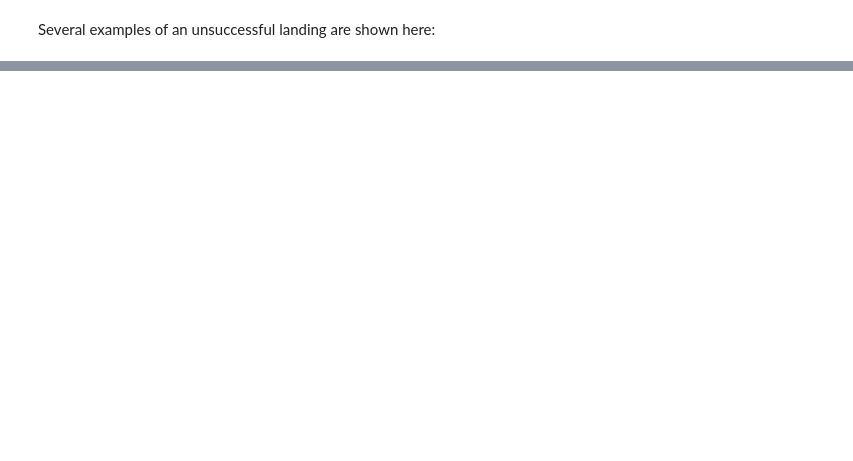
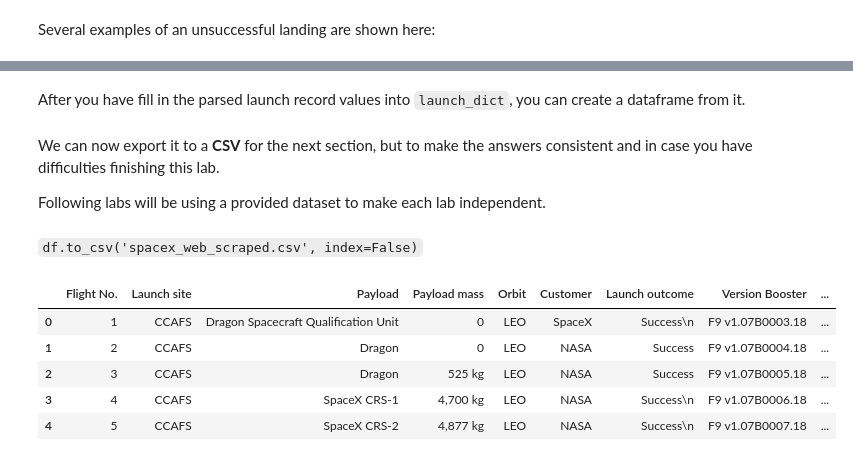
Before and after one commit to IosuAV/ibm_practice, a Jupyter notebook: Space_X_Falcon_9_First_Stage_Landing_Prediction.ipynb, the cells around one changed output, grey strips where cells are left out. Cells and saved outputs as stored; diff of their text form; code cells hidden in the pictures; blank space fills up the shorter version.

```diff
--- a/Space_X_Falcon_9_First_Stage_Landing_Prediction.ipynb
+++ b/Space_X_Falcon_9_First_Stage_Landing_Prediction.ipynb
@@ -476,0 +137,4 @@ El mejor método es árbol de Decisión, aunque igual pueda estar sobre entrenad
+# %%
+# Let's print the third table and check its content
+first_launch_table = html_tables[2]
+print(first_launch_table)
@@ -476,0 +187,10 @@ El mejor método es árbol de Decisión, aunque igual pueda estar sobre entrenad
+# %%
+column_names = []
+
+# Apply find_all() function with `th` element on first_launch_table
+# Iterate each th element and apply the provided extract_column_from_header() to get a column name
+# Append the Non-empty column name (`if name is not None and len(name) > 0`) into a list called column_names
+for row in first_launch_table.find_all('th'):
+    name = extract_column_from_header(row)
+    if name is not None and len(name) > 0:
+        column_names.append(name)
@@ -476,0 +207,19 @@ El mejor método es árbol de Decisión, aunque igual pueda estar sobre entrenad
+# %%
+launch_dict= dict.fromkeys(column_names)
+
+# Remove an irrelvant column
+del launch_dict['Date and time ( )']
+
+# Let's initial the launch_dict with each value to be an empty list
+launch_dict['Flight No.'] = []
+launch_dict['Launch site'] = []
+launch_dict['Payload'] = []
+launch_dict['Payload mass'] = []
+launch_dict['Orbit'] = []
+launch_dict['Customer'] = []
+launch_dict['Launch outcome'] = []
+# Added some new columns
+launch_dict['Version Booster']=[]
+launch_dict['Booster landing']=[]
+launch_dict['Date']=[]
+launch_dict['Time']=[]
@@ -476,0 +355,19 @@ El mejor método es árbol de Decisión, aunque igual pueda estar sobre entrenad
+# %% [markdown]
+After you have fill in the parsed launch record values into `launch_dict`, you can create a dataframe from it.
+# %%
+df= pd.DataFrame({ key:pd.Series(value) for key, value in launch_dict.items() })
+# %% [markdown]
+We can now export it to a <b>CSV</b> for the next section, but to make the answers consistent and in case you have difficulties finishing this lab.
+
+Following labs will be using a provided dataset to make each lab independent.
+# %% [markdown]
+<code>df.to_csv('spacex_web_scraped.csv', index=False)</code>
+# %%
+df.head()
+# %% [output]
+|  | Flight No. | Launch site | Payload | Payload mass | Orbit | Customer | Launch outcome | Version Booster | ... |
+| 0 | 1 | CCAFS | Dragon Spacecraft Qualification Unit | 0 | LEO | SpaceX | Success\n | F9 v1.07B0003.18 | ... |
+| 1 | 2 | CCAFS | Dragon | 0 | LEO | NASA | Success | F9 v1.07B0004.18 | ... |
+| 2 | 3 | CCAFS | Dragon | 525 kg | LEO | NASA | Success | F9 v1.07B0005.18 | ... |
+| 3 | 4 | CCAFS | SpaceX CRS-1 | 4,700 kg | LEO | NASA | Success\n | F9 v1.07B0006.18 | ... |
+| 4 | 5 | CCAFS | SpaceX CRS-2 | 4,877 kg | LEO | NASA | Success\n | F9 v1.07B0007.18 | ... |
```
Also changed, not shown: parts of 191 cells of this notebook.
